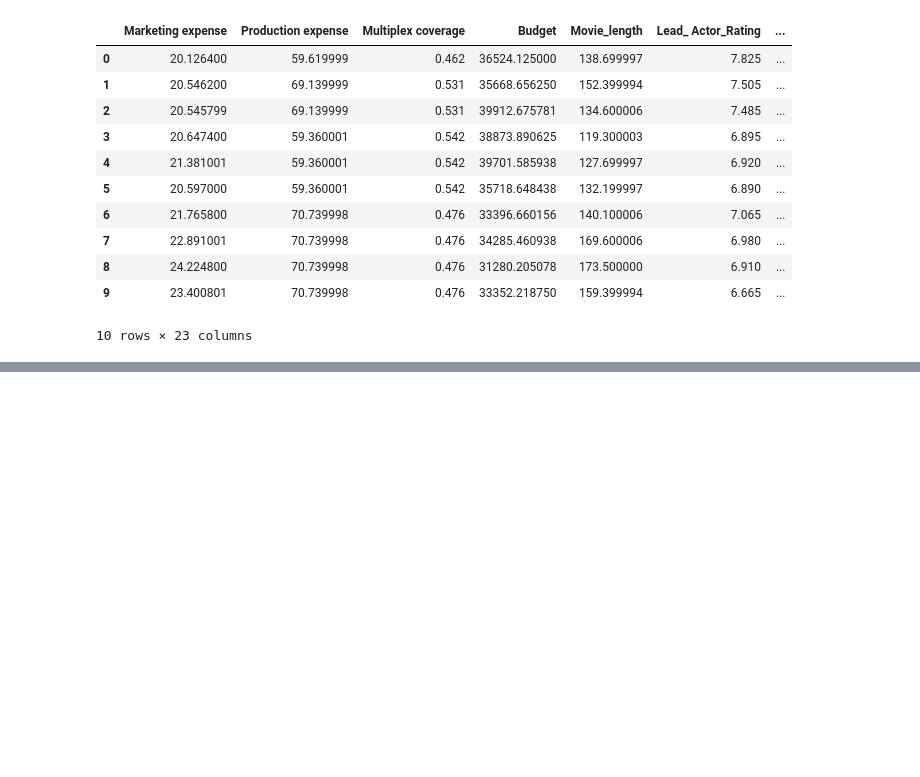
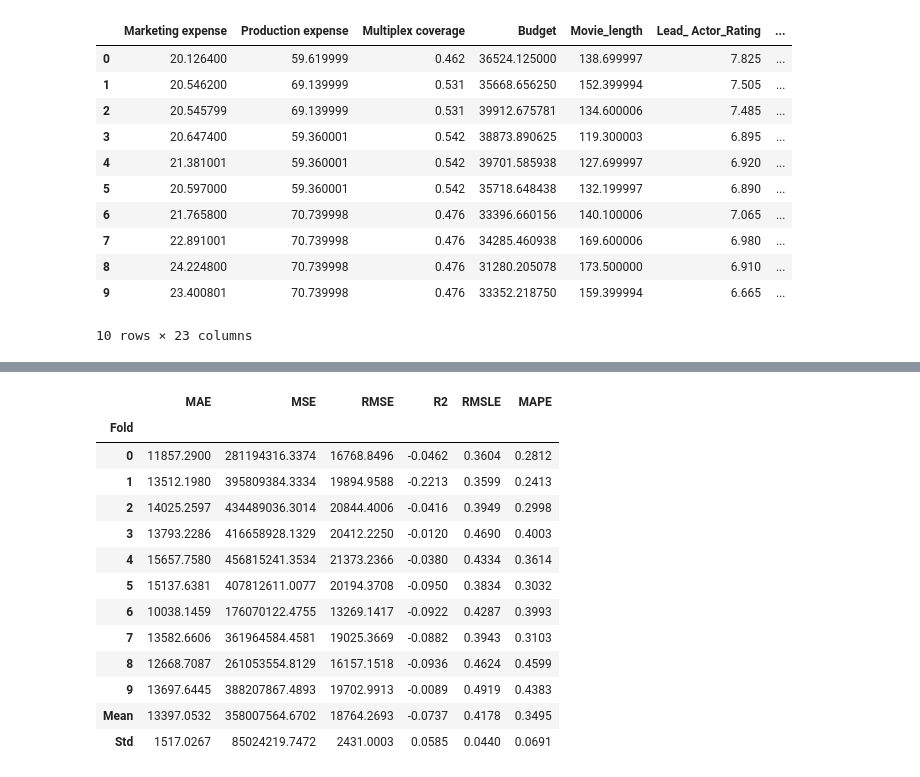
Before and after one commit to Nanda-Kiran-Royal/ML_practice, a Jupyter notebook: Pycaret.ipynb, the cells around one changed output, grey strips where cells are left out. Drawn from its saved outputs; the diff is of its cells as text; code cells hidden in the pictures; blank space fills up the shorter version.

```diff
--- a/Pycaret.ipynb
+++ b/Pycaret.ipynb
@@ -389,0 +458,3 @@ test_pred.head(10)
+# %%
+model = create_model('svm')
+# %% [output]
@@ -389,0 +462,14 @@ test_pred.head(10)
+|  | MAE | MSE | RMSE | R2 | RMSLE | MAPE |
+| Fold |  |  |  |  |  |  |
+| 0 | 11857.2900 | 281194316.3374 | 16768.8496 | -0.0462 | 0.3604 | 0.2812 |
+| 1 | 13512.1980 | 395809384.3334 | 19894.9588 | -0.2213 | 0.3599 | 0.2413 |
+| 2 | 14025.2597 | 434489036.3014 | 20844.4006 | -0.0416 | 0.3949 | 0.2998 |
+| 3 | 13793.2286 | 416658928.1329 | 20412.2250 | -0.0120 | 0.4690 | 0.4003 |
+| 4 | 15657.7580 | 456815241.3534 | 21373.2366 | -0.0380 | 0.4334 | 0.3614 |
+| 5 | 15137.6381 | 407812611.0077 | 20194.3708 | -0.0950 | 0.3834 | 0.3032 |
+| 6 | 10038.1459 | 176070122.4755 | 13269.1417 | -0.0922 | 0.4287 | 0.3993 |
+| 7 | 13582.6606 | 361964584.4581 | 19025.3669 | -0.0882 | 0.3943 | 0.3103 |
+| 8 | 12668.7087 | 261053554.8129 | 16157.1518 | -0.0936 | 0.4624 | 0.4599 |
+| 9 | 13697.6445 | 388207867.4893 | 19702.9913 | -0.0089 | 0.4919 | 0.4383 |
+| Mean | 13397.0532 | 358007564.6702 | 18764.2693 | -0.0737 | 0.4178 | 0.3495 |
+| Std | 1517.0267 | 85024219.7472 | 2431.0003 | 0.0585 | 0.0440 | 0.0691 |
```
Also changed, not shown: parts of 35 cells of this notebook.
